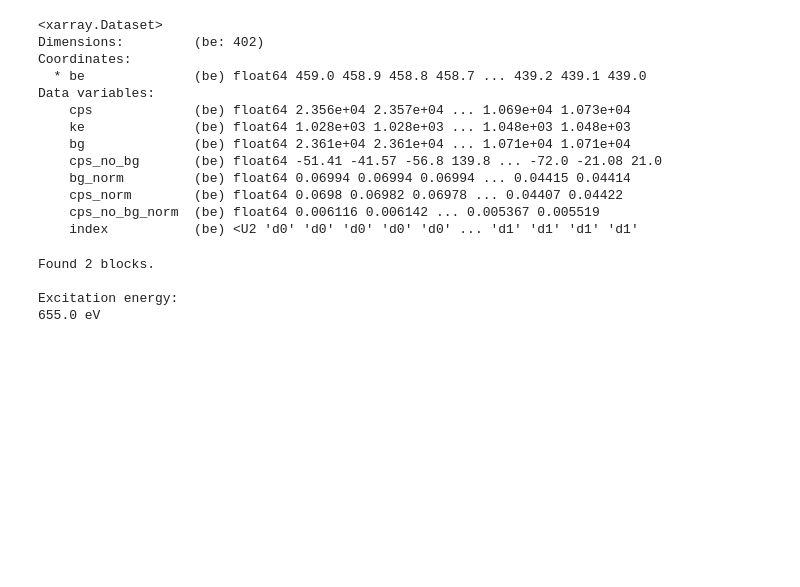
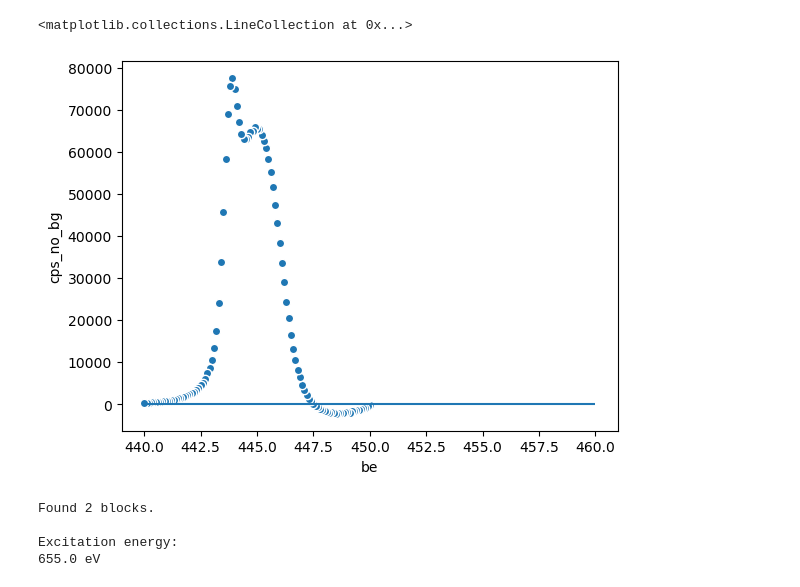
Before and after one commit to picklerixs/meitner, a Jupyter notebook: xarray_test.ipynb, the cells around one changed output. Saved outputs shown, nothing was run; the diff lists cells and outputs as text; code cells hidden in the pictures; blank space fills up the shorter version.

```diff
--- a/xarray_test.ipynb
+++ b/xarray_test.ipynb
@@ -31,21 +44,12 @@ Excitation energy:
+# %%
+fig, ax = plt.subplots()
+data0.ds.sel(be=slice(450,440)).plot.scatter(x='be',y='cps_no_bg',ax=ax)
+ax.hlines(data0.ds.argmin(dim='be')['cps_no_bg'],xmin=440,xmax=460)
+# %% [output]
+<matplotlib.collections.LineCollection at 0x...>
+[figure, added]
 # %%
 fit = meitner.Fit(xps_list, n_peaks=6, first_peak_index=0, fit=False)
-# %%
-fit.xps_concat
-# %% [output]
-<xarray.Dataset>
-Dimensions:         (be: 402)
-Coordinates:
-  * be              (be) float64 459.0 458.9 458.8 458.7 ... 439.2 439.1 439.0
-Data variables:
-    cps             (be) float64 2.356e+04 2.357e+04 ... 1.069e+04 1.073e+04
-    ke              (be) float64 1.028e+03 1.028e+03 ... 1.048e+03 1.048e+03
-    bg              (be) float64 2.361e+04 2.361e+04 ... 1.071e+04 1.071e+04
-    cps_no_bg       (be) float64 -51.41 -41.57 -56.8 139.8 ... -72.0 -21.08 21.0
-    bg_norm         (be) float64 0.06994 0.06994 0.06994 ... 0.04415 0.04414
-    cps_norm        (be) float64 0.0698 0.06982 0.06978 ... 0.04407 0.04422
-    cps_no_bg_norm  (be) float64 0.006116 0.006142 ... 0.005367 0.005519
-    index           (be) <U2 'd0' 'd0' 'd0' 'd0' 'd0' ... 'd1' 'd1' 'd1' 'd1'
 # %%
 file1 = 'au3-0001.pxt.vms'
 xps1 = meitner.Xps.from_vamas(path=file1, region_id=1)
```
Also changed, not shown: parts of 8 cells of this notebook, 1 other file.
